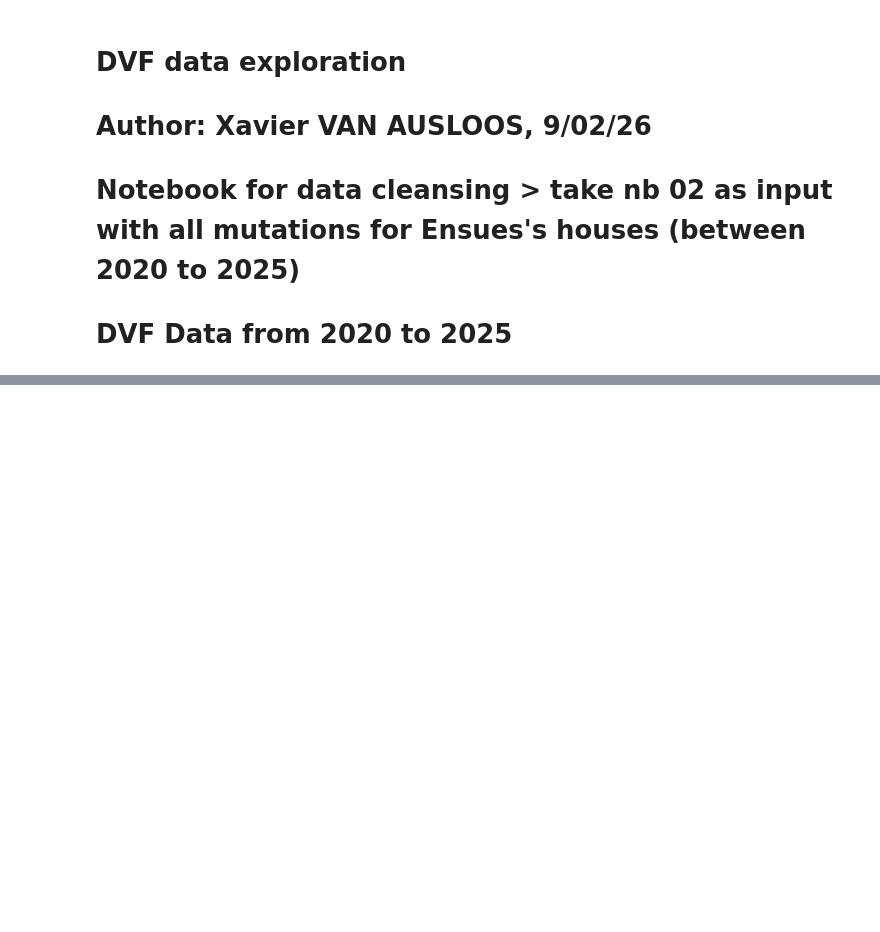
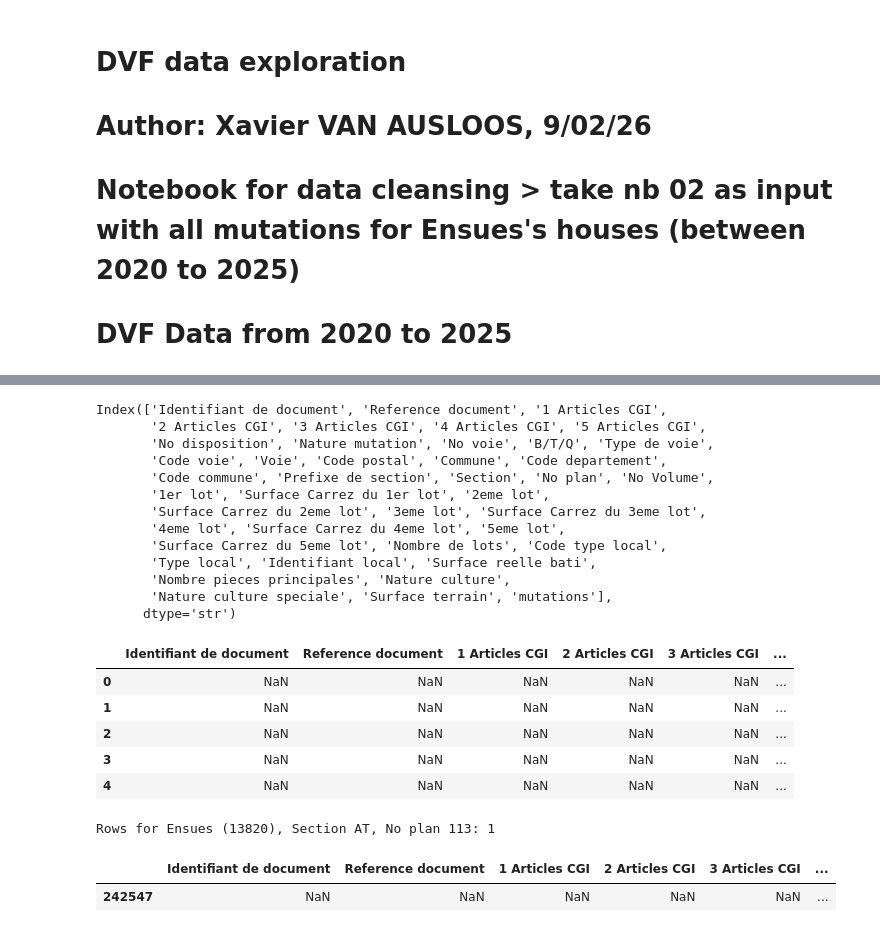
Before and after one commit to xvanausloos/ldi_dvf, a Jupyter notebook: notebooks/03_dvf_clean_duplicates_houses.ipynb, the cells around one changed output, grey strips where cells are left out. Saved outputs shown, nothing was run; the diff lists cells and outputs as text; code cells hidden in the pictures; blank space fills up the shorter version.

```diff
--- a/notebooks/03_dvf_clean_duplicates_houses.ipynb
+++ b/notebooks/03_dvf_clean_duplicates_houses.ipynb
@@ -12,8 +12,8 @@ import pandas as pd
 import ast
 
 # Load the dataset
-input_path = "../data/processed/df_grouped_ensues_2020_2025_houses.csv"
-output_path = "../data/processed/df_grouped_ensues_2020_2025_houses_cleaned.csv"
+input_path = "../data/processed/df_grouped_2020_2025_france.csv"
+output_path = "../data/processed/df_grouped_2020_2025_france_cleaned.csv"
 
 df = pd.read_csv(input_path)
 
@@ -44,6 +44,4 @@ df['mutations'] = df['mutations'].apply(clean_mutations)
 
 df.to_csv(output_path, index=False)
 print(f"Saved cleaned data to {output_path}")
-
-df.head()
 # %% [output]
@@ -56,0 +49,39 @@ Saved cleaned data to ../data/processed/df_grouped_ensues_2020_2025_houses_clean
+# %%
+pd.set_option('display.max_columns', None)
+
+print(df.columns)
+df.head()
+# %% [output]
+Index(['Identifiant de document', 'Reference document', '1 Articles CGI',
+       '2 Articles CGI', '3 Articles CGI', '4 Articles CGI', '5 Articles CGI',
+       'No disposition', 'Nature mutation', 'No voie', 'B/T/Q', 'Type de voie',
+       'Code voie', 'Voie', 'Code postal', 'Commune', 'Code departement',
+       'Code commune', 'Prefixe de section', 'Section', 'No plan', 'No Volume',
+       '1er lot', 'Surface Carrez du 1er lot', '2eme lot',
+       'Surface Carrez du 2eme lot', '3eme lot', 'Surface Carrez du 3eme lot',
+       '4eme lot', 'Surface Carrez du 4eme lot', '5eme lot',
+       'Surface Carrez du 5eme lot', 'Nombre de lots', 'Code type local',
+       'Type local', 'Identifiant local', 'Surface reelle bati',
+       'Nombre pieces principales', 'Nature culture',
+       'Nature culture speciale', 'Surface terrain', 'mutations'],
+      dtype='str')
+|  | Identifiant de document | Reference document | 1 Articles CGI | 2 Articles CGI | 3 Articles CGI | ... |
+| 0 | NaN | NaN | NaN | NaN | NaN | ... |
+| 1 | NaN | NaN | NaN | NaN | NaN | ... |
+| 2 | NaN | NaN | NaN | NaN | NaN | ... |
+| 3 | NaN | NaN | NaN | NaN | NaN | ... |
+| 4 | NaN | NaN | NaN | NaN | NaN | ... |
+# %%
+# Filter to see Ensues-la-Redonne, Section AT, No plan 113
+# 13820 = Code postal (not Code commune; Code commune for Ensues = 33)
+mask_cp = pd.to_numeric(df["Code postal"], errors="coerce") == 13820
+mask_sec = df["Section"].astype(str).str.strip() == "AT"
+mask_plan = pd.to_numeric(df["No plan"], errors="coerce") == 113
+df_ensues_at_113 = df[mask_cp & mask_sec & mask_plan]
+print(f"Rows for Ensues (13820), Section AT, No plan 113: {len(df_ensues_at_113)}")
+pd.set_option("display.max_colwidth", None)
+df_ensues_at_113
+# %% [output]
+Rows for Ensues (13820), Section AT, No plan 113: 1
+|  | Identifiant de document | Reference document | 1 Articles CGI | 2 Articles CGI | 3 Articles CGI | ... |
+| 242547 | NaN | NaN | NaN | NaN | NaN | ... |
```
Also changed, not shown: parts of 2 cells of this notebook, 3 other files.
